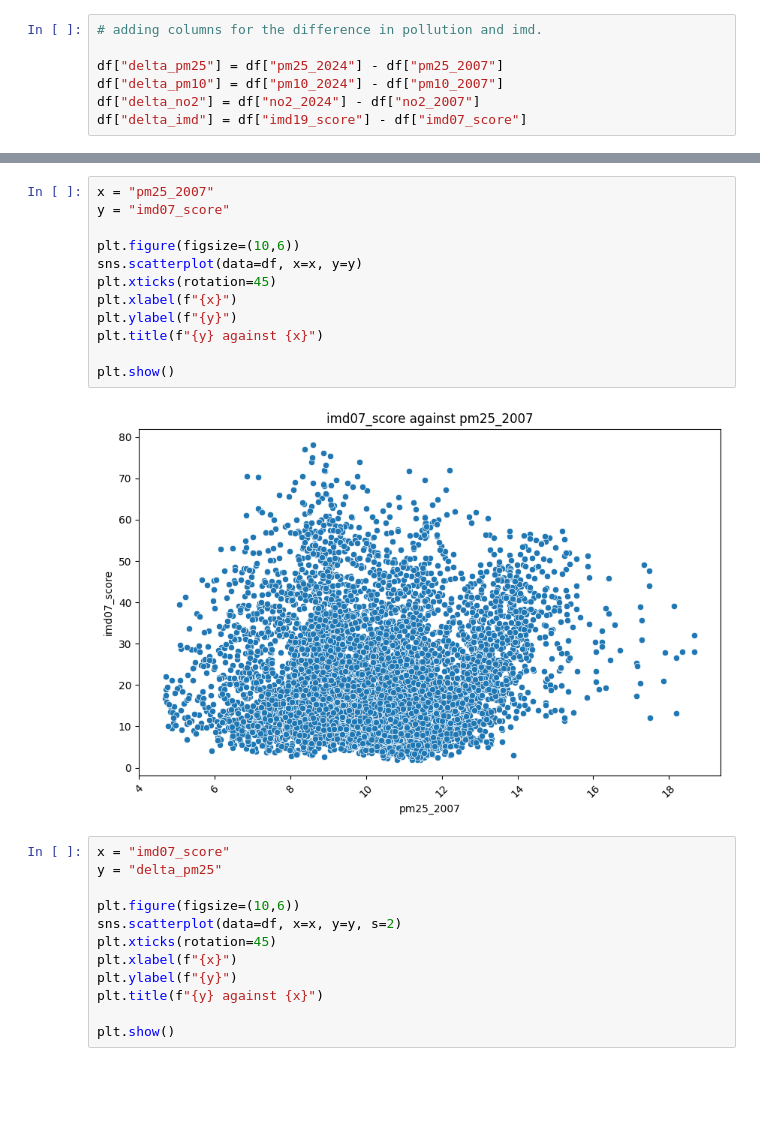
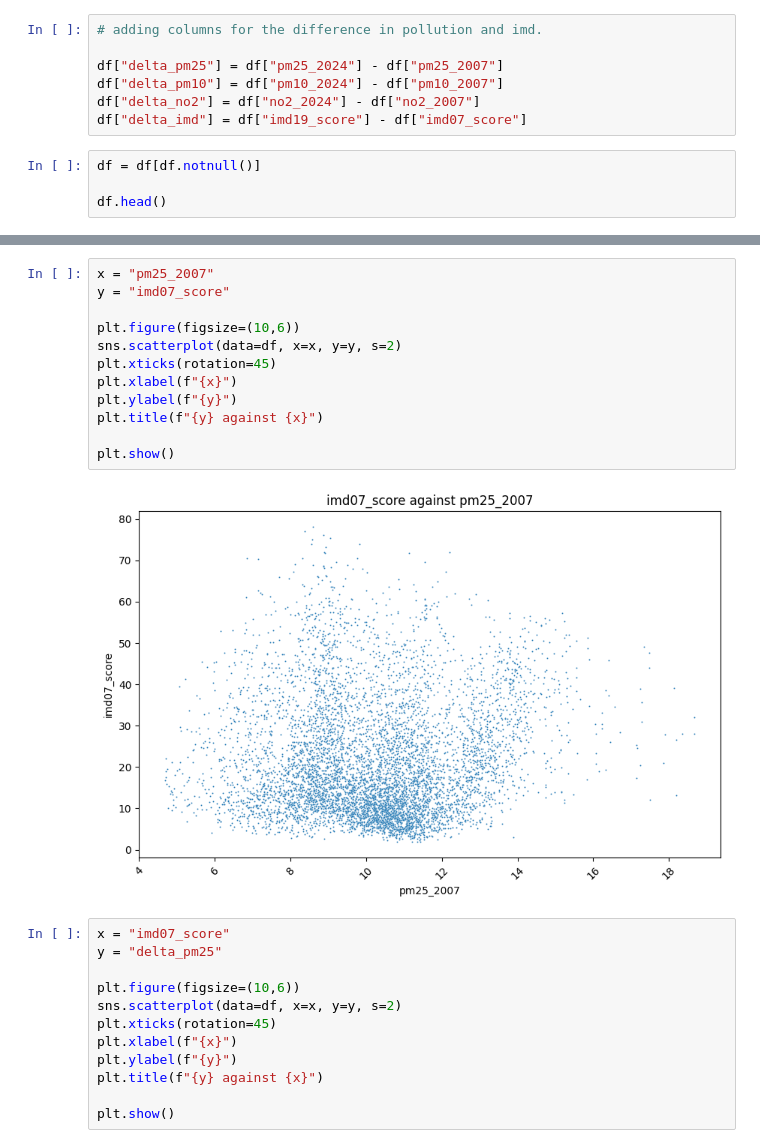
Before and after one commit to archie955/Environmental_Analysis, a Jupyter notebook: analysis.ipynb, the cells around one changed output, grey strips where cells are left out. Saved outputs shown, nothing was run; the diff lists cells and outputs as text; blank space fills up the shorter version.

```diff
--- a/analysis.ipynb
+++ b/analysis.ipynb
@@ -40,3 +40,7 @@ df["delta_pm25"] = df["pm25_2024"] - df["pm25_2007"]
 df["delta_pm10"] = df["pm10_2024"] - df["pm10_2007"]
 df["delta_no2"] = df["no2_2024"] - df["no2_2007"]
 df["delta_imd"] = df["imd19_score"] - df["imd07_score"]
+# %%
+df = df[df.notnull()]
+
+df.head()
@@ -58,17 +69,17 @@ plt.show()
 # %%
 x = "pm25_2007"
 y = "imd07_score"
 
 plt.figure(figsize=(10,6))
-sns.scatterplot(data=df, x=x, y=y)
+sns.scatterplot(data=df, x=x, y=y, s=2)
 plt.xticks(rotation=45)
 plt.xlabel(f"{x}")
 plt.ylabel(f"{y}")
 plt.title(f"{y} against {x}")
 
 plt.show()
 # %% [output]
-[figure, old version]
+[figure, new version]
 # %%
 x = "imd07_score"
 y = "delta_pm25"
```
Also changed, not shown: parts of 5 cells of this notebook, 1 other file.
